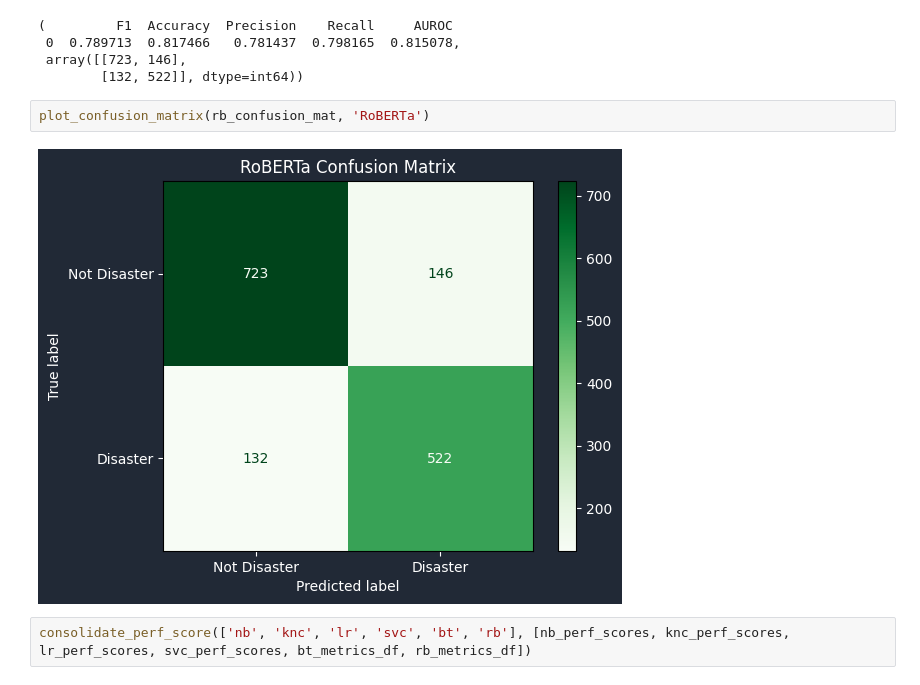
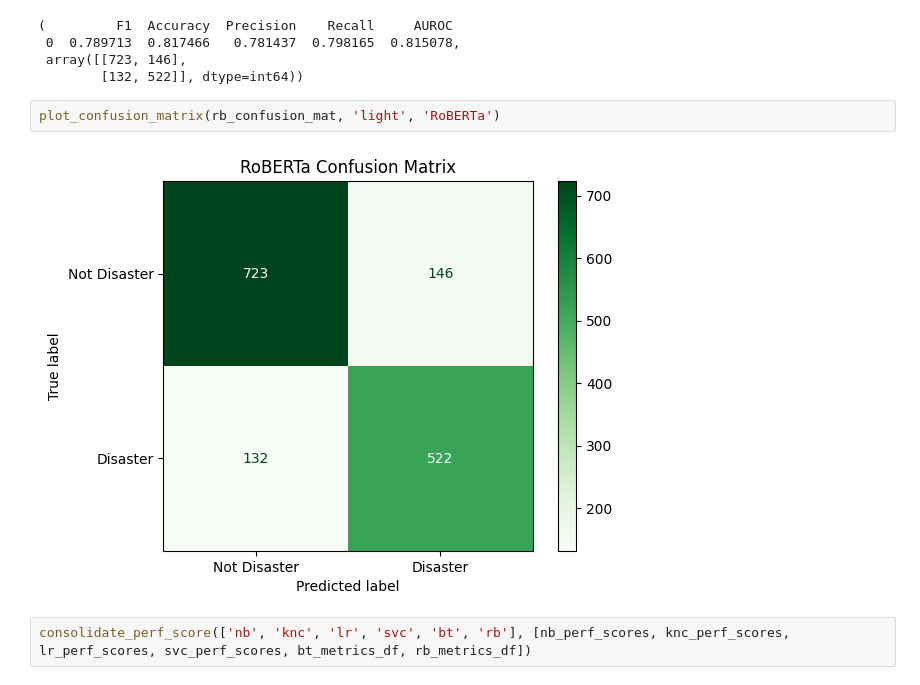
Before and after one commit to GunaJaganathan/detect-disaster-related-tweets, a Jupyter notebook: main.ipynb, the cells around one changed output. Cells and saved outputs as stored; diff of their text form.

Commit message:
add plotting for trad models

```diff
--- a/main.ipynb
+++ b/main.ipynb
@@ -550,9 +550,9 @@ rb_metrics_df, rb_confusion_mat
  array([[723, 146],
         [132, 522]], dtype=int64))
 # %%
-plot_confusion_matrix(rb_confusion_mat, 'RoBERTa')
+plot_confusion_matrix(rb_confusion_mat, 'light', 'RoBERTa')
 # %% [output]
-[figure, old version]
+[figure, new version]
 # %%
 consolidate_perf_score(['nb', 'knc', 'lr', 'svc', 'bt', 'rb'], [nb_perf_scores, knc_perf_scores, lr_perf_scores, svc_perf_scores, bt_metrics_df, rb_metrics_df])
 # %% [output]
```
Also changed, not shown: parts of 1 cell of this notebook.
